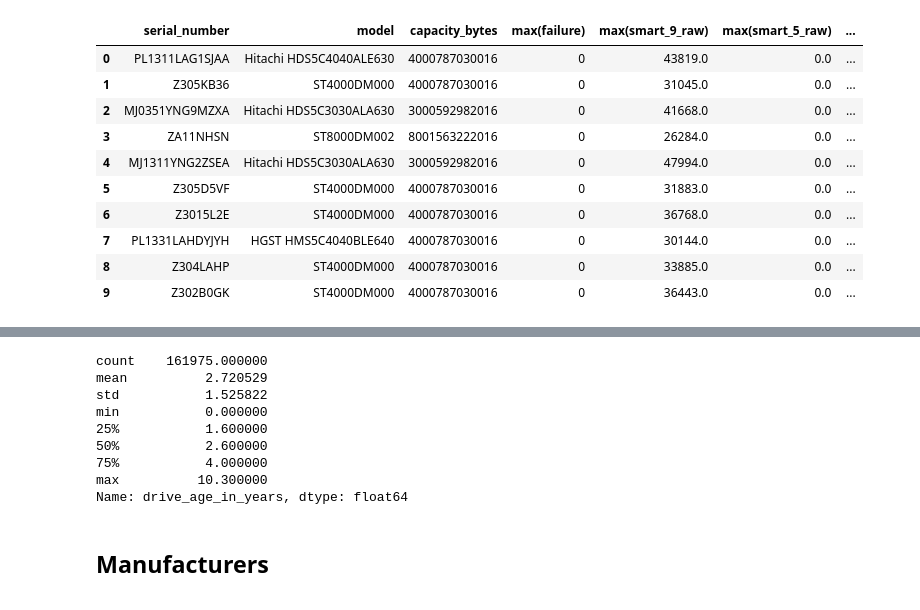
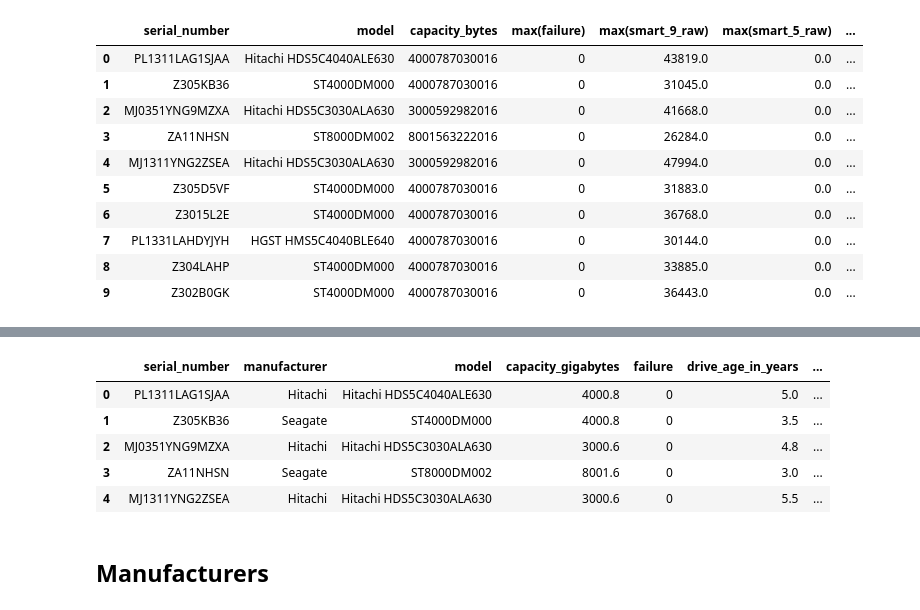
Before and after one commit to just-keep-spinning/hard-drive-project, a Jupyter notebook: david_capstone_folder/david_test.ipynb, the cells around one changed output, grey strips where cells are left out. Drawn from its saved outputs; the diff is of its cells as text; code cells hidden in the pictures.

```diff
--- a/david_capstone_folder/david_test.ipynb
+++ b/david_capstone_folder/david_test.ipynb
@@ -62,12 +42,0 @@ prepare.prepare(df)
-# %%
-df['drive_age_in_years'].describe()
-# %% [output]
-count    161975.000000
-mean          2.720529
-std           1.525822
-min           0.000000
-25%           1.600000
-50%           2.600000
-75%           4.000000
-max          10.300000
-Name: drive_age_in_years, dtype: float64
@@ -74,3 +45,12 @@ Name: drive_age_in_years, dtype: float64
+# %%
+df.head()
+# %% [output]
+|  | serial_number | manufacturer | model | capacity_gigabytes | failure | drive_age_in_years | ... |
+| 0 | PL1311LAG1SJAA | Hitachi | Hitachi HDS5C4040ALE630 | 4000.8 | 0 | 5.0 | ... |
+| 1 | Z305KB36 | Seagate | ST4000DM000 | 4000.8 | 0 | 3.5 | ... |
+| 2 | MJ0351YNG9MZXA | Hitachi | Hitachi HDS5C3030ALA630 | 3000.6 | 0 | 4.8 | ... |
+| 3 | ZA11NHSN | Seagate | ST8000DM002 | 8001.6 | 0 | 3.0 | ... |
+| 4 | MJ1311YNG2ZSEA | Hitachi | Hitachi HDS5C3030ALA630 | 3000.6 | 0 | 5.5 | ... |
 # %% [markdown]
 ## Manufacturers
 # %% [markdown]
```
Also changed, not shown: parts of 19 cells of this notebook, 2 other files.
